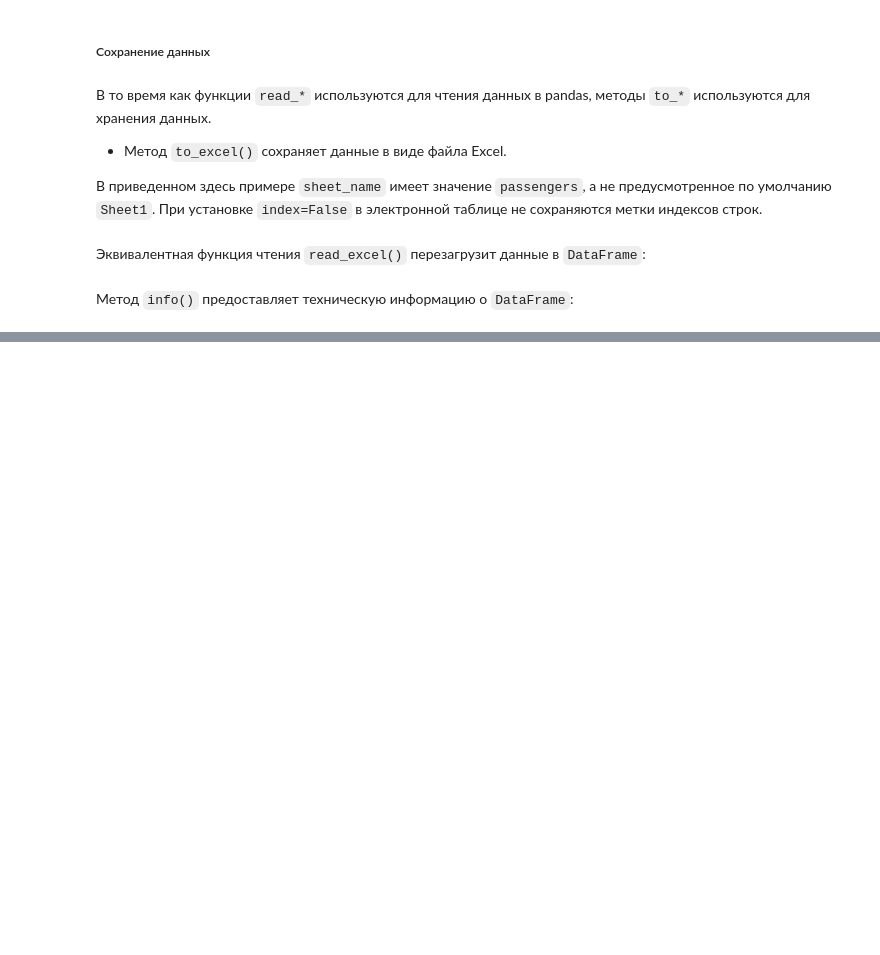
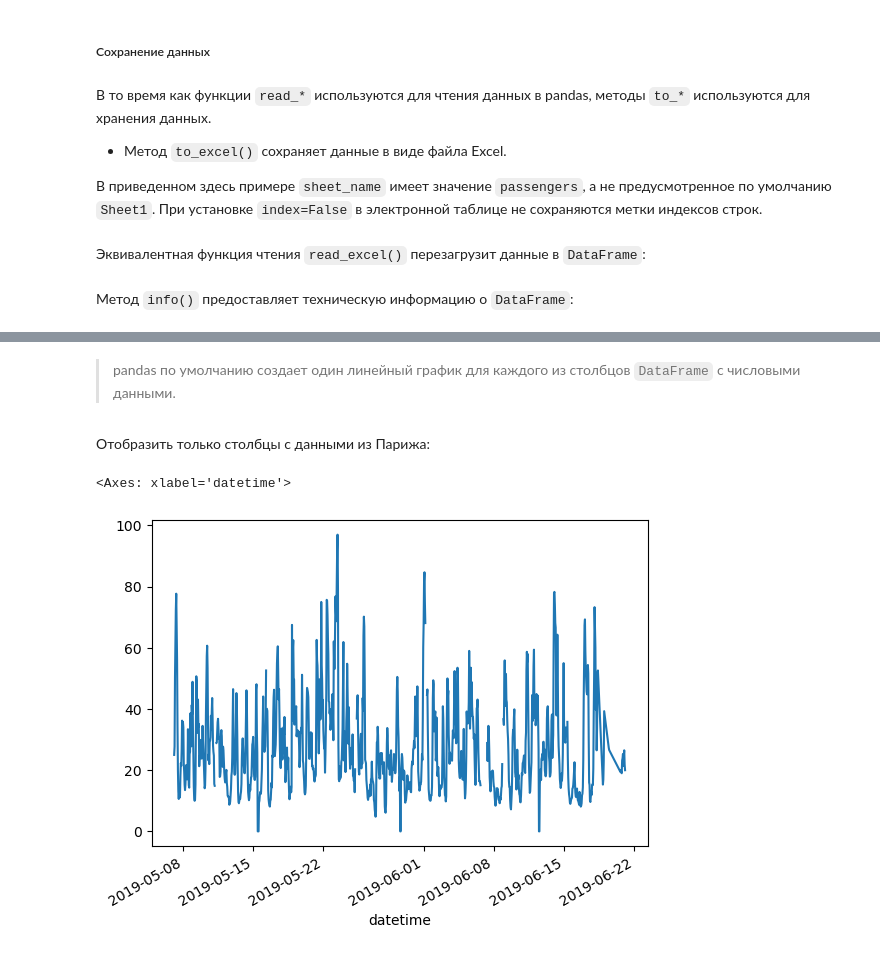
Before and after one commit to VChuzlov/Python_for_CE, a Jupyter notebook: ЛК/ЛК-5-Введение в библиотеку Pandas/Lec-05-Introduction to Pandas.ipynb, the cells around one changed output, grey strips where cells are left out. Drawn from its saved outputs; the diff is of its cells as text; code cells hidden in the pictures; blank space fills up the shorter version.

```diff
--- a/ЛК/ЛК-5-Введение в библиотеку Pandas/Lec-05-Introduction to Pandas.ipynb
+++ b/ЛК/ЛК-5-Введение в библиотеку Pandas/Lec-05-Introduction to Pandas.ipynb
@@ -724,0 +982,9 @@ memory usage: 83.7+ KB
+# %% [markdown]
+> pandas по умолчанию создает один линейный график для каждого из столбцов `DataFrame` с числовыми данными.
+# %% [markdown]
+Отобразить только столбцы с данными из Парижа:
+# %%
+air_quality["station_paris"].plot()
+# %% [output]
+<Axes: xlabel='datetime'>
+[figure, added]
```
Also changed, not shown: parts of 80 cells of this notebook, 7 other files.
